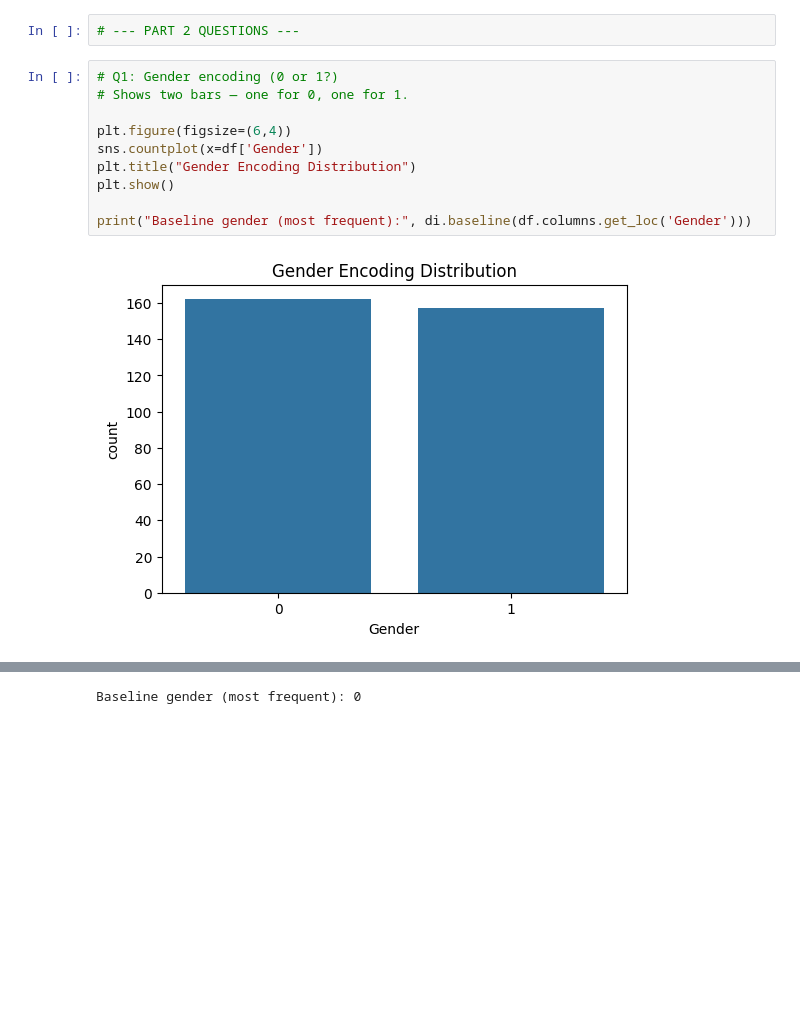
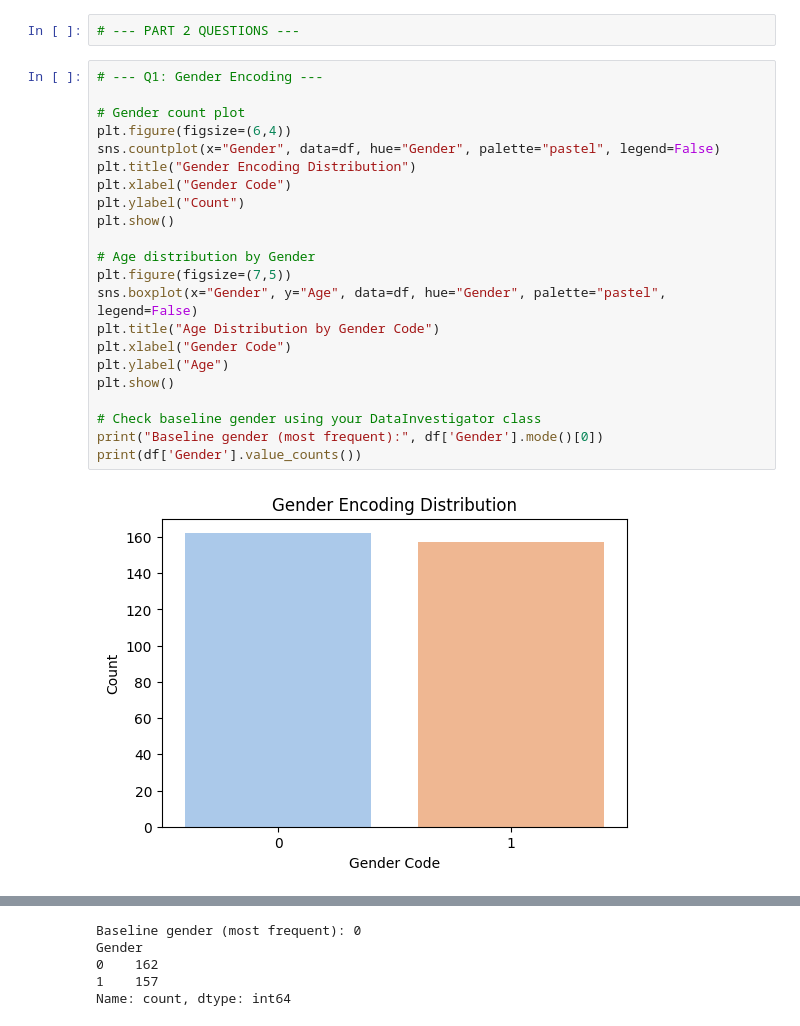
Before and after one commit to USF-AI-Fall-2025/assignment-02-logic-deesychu, a Jupyter notebook: DataInvestigator_Test.ipynb, the cells around one changed output, grey strips where cells are left out. Drawn from its saved outputs; the diff is of its cells as text; blank space fills up the shorter version.

```diff
--- a/DataInvestigator_Test.ipynb
+++ b/DataInvestigator_Test.ipynb
@@ -14,14 +14,26 @@ di = DataInvestigator(df)
 # %%
 # --- PART 2 QUESTIONS ---
 # %%
-# Q1: Gender encoding (0 or 1?)
-# Shows two bars — one for 0, one for 1.
+# --- Q1: Gender Encoding ---
 
+# Gender count plot
 plt.figure(figsize=(6,4))
-sns.countplot(x=df['Gender'])
+sns.countplot(x="Gender", data=df, hue="Gender", palette="pastel", legend=False)
 plt.title("Gender Encoding Distribution")
+plt.xlabel("Gender Code")
+plt.ylabel("Count")
 plt.show()
 
-print("Baseline gender (most frequent):", di.baseline(df.columns.get_loc('Gender')))
+# Age distribution by Gender
+plt.figure(figsize=(7,5))
+sns.boxplot(x="Gender", y="Age", data=df, hue="Gender", palette="pastel", legend=False)
+plt.title("Age Distribution by Gender Code")
+plt.xlabel("Gender Code")
+plt.ylabel("Age")
+plt.show()
+
+# Check baseline gender using your DataInvestigator class
+print("Baseline gender (most frequent):", df['Gender'].mode()[0])
+print(df['Gender'].value_counts())
 # %% [output]
-[figure, old version]
+[figure, new version]
@@ -28,3 +41,7 @@ print("Baseline gender (most frequent):", di.baseline(df.columns.get_loc('Gender
 Baseline gender (most frequent): 0
+Gender
+0    162
+1    157
+Name: count, dtype: int64
 # %%
 # Q2: Glucose distribution
```
Also changed, not shown: parts of 2 cells of this notebook.
